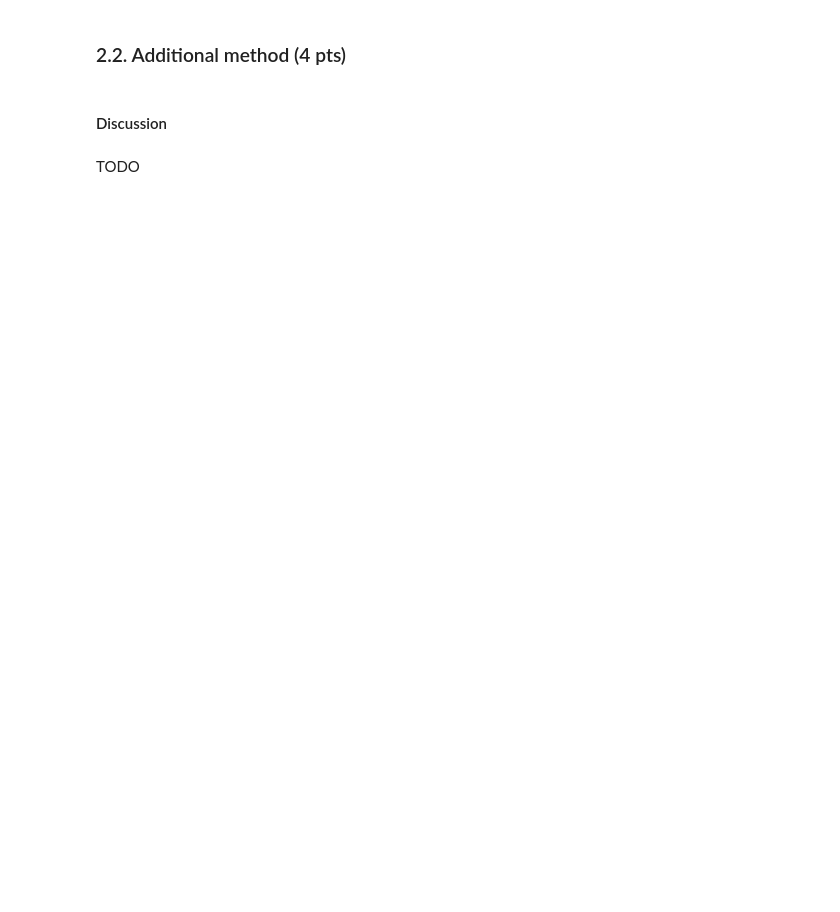
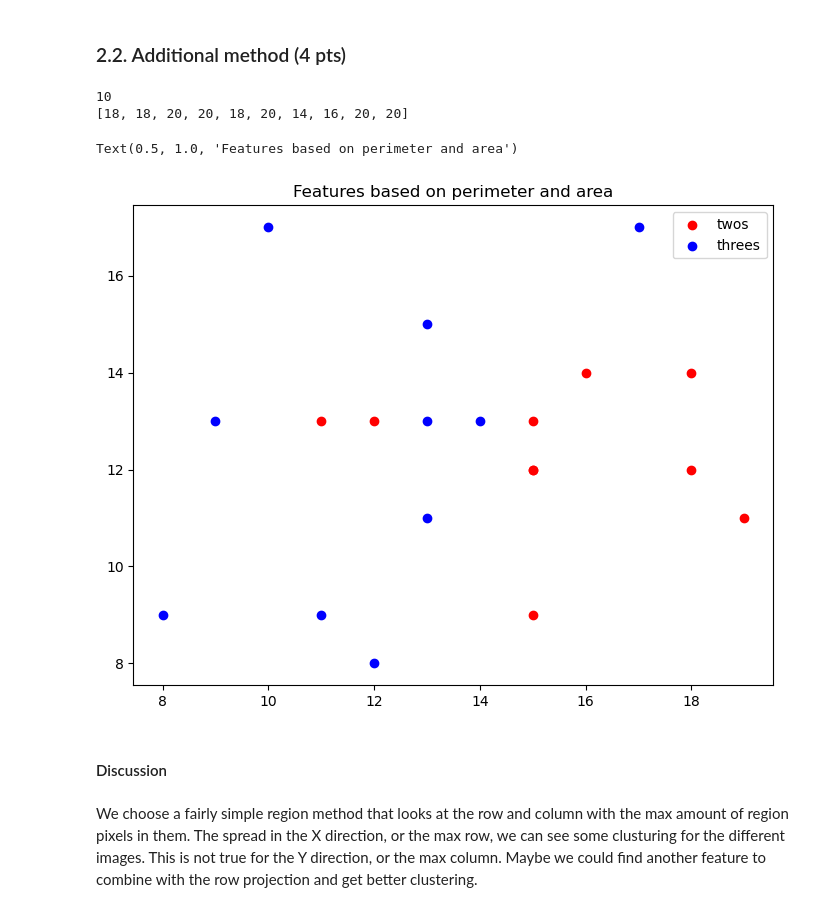
Before and after one commit to EliasWilliamGit/EE451, a Jupyter notebook: labs/lab_02_object_description_Elias.ipynb, the cells around one changed output. Saved outputs shown, nothing was run; the diff lists cells and outputs as text; code cells hidden in the pictures; blank space fills up the shorter version.

```diff
--- a/labs/lab_02_object_description_Elias.ipynb
+++ b/labs/lab_02_object_description_Elias.ipynb
@@ -627,4 +667,37 @@ TODO
+# %%
+# Projections
+twoColSum = [np.sum(two,axis=0) for two in twos]
+twoRowSum = [np.sum(two,axis=1) for two in twos]
+
+threeColSum = [np.sum(three,axis=0) for three in threes]
+threeRowSum = [np.sum(three,axis=1) for three in threes]
+
+twoMaxCol = np.array([max(col) for col in twoColSum])
+threeMaxCol = np.array([max(col) for col in threeColSum])
+
+twoMaxRow = np.array([max(row) for row in twoRowSum])
+threeMaxRow = np.array([max(row) for row in threeRowSum])
+
+t = sum(twoMaxRow>0)
+print(t)
+twoWidth = [sum(two>0) for two in twoRowSum]
+threeWidth = [sum(three>0) for three in threeRowSum]
+print(twoWidth)
+
+
+
+fig = plt.figure()
+ax = fig.add_axes([0,0,1,1])
+ax.scatter(twoMaxRow, twoMaxCol, color='r', label='twos')
+ax.scatter(threeMaxRow, threeMaxCol, color='b', label='threes')
+ax.legend(loc='best')
+plt.title("Features based on perimeter and area")
+# %% [output]
+10
+[18, 18, 20, 20, 18, 20, 14, 16, 20, 20]
+Text(0.5, 1.0, 'Features based on perimeter and area')
+[figure, added]
 # %% [markdown]
 #### Discussion
-# %% [markdown]
-TODO
+# %% [markdown]
+We choose a fairly simple region method that looks at the row and column with the max amount of region pixels in them. The spread in the X direction, or the max row, we can see some clusturing for the different images. This is not true for the Y direction, or the max column. Maybe we could find another feature to combine with the row projection and get better clustering.
```
Also changed, not shown: parts of 10 cells of this notebook, 1 other file.
